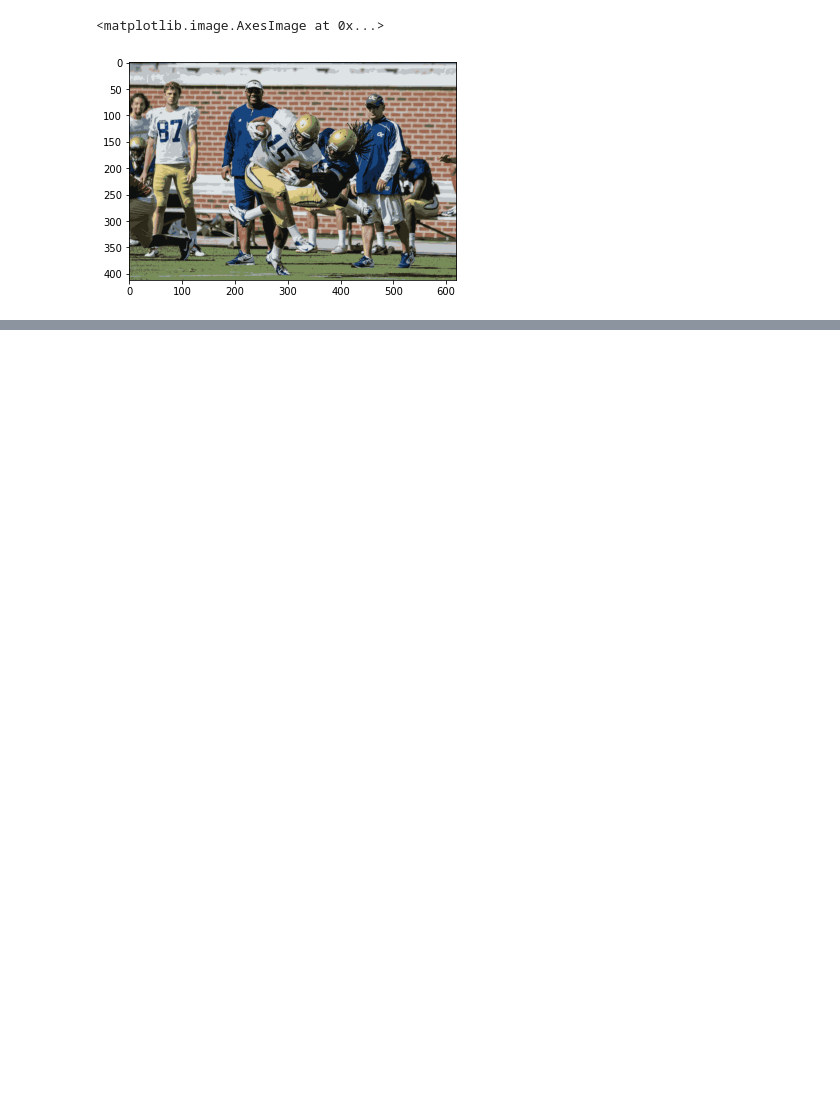
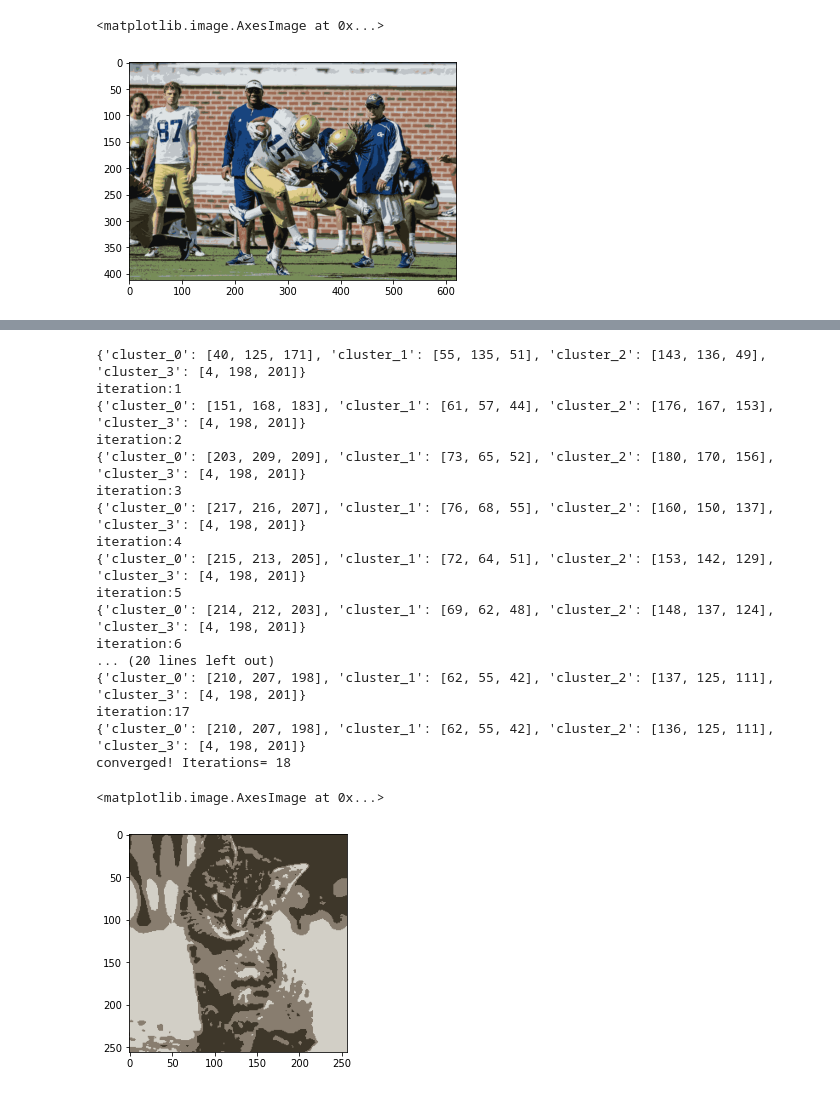
Before and after one commit to abilal19/Image-Compressions-Using-Kmeans, a Jupyter notebook: HW1Q2.ipynb, the cells around one changed output, grey strips where cells are left out. Cells and saved outputs as stored; diff of their text form; code cells hidden in the pictures; blank space fills up the shorter version.

```diff
--- a/HW1Q2.ipynb
+++ b/HW1Q2.ipynb
@@ -338,0 +392,25 @@ converged! Iterations= 49
+# %%
+model_3 = kmeans(data,4)
+model_3.shape
+img_3 = model_3.reshape(data_3.shape)
+plt.imshow(img_3)
+# %% [output]
+{'cluster_0': [40, 125, 171], 'cluster_1': [55, 135, 51], 'cluster_2': [143, 136, 49], 'cluster_3': [4, 198, 201]}
+iteration:1
+{'cluster_0': [151, 168, 183], 'cluster_1': [61, 57, 44], 'cluster_2': [176, 167, 153], 'cluster_3': [4, 198, 201]}
+iteration:2
+{'cluster_0': [203, 209, 209], 'cluster_1': [73, 65, 52], 'cluster_2': [180, 170, 156], 'cluster_3': [4, 198, 201]}
+iteration:3
+{'cluster_0': [217, 216, 207], 'cluster_1': [76, 68, 55], 'cluster_2': [160, 150, 137], 'cluster_3': [4, 198, 201]}
+iteration:4
+{'cluster_0': [215, 213, 205], 'cluster_1': [72, 64, 51], 'cluster_2': [153, 142, 129], 'cluster_3': [4, 198, 201]}
+iteration:5
+{'cluster_0': [214, 212, 203], 'cluster_1': [69, 62, 48], 'cluster_2': [148, 137, 124], 'cluster_3': [4, 198, 201]}
+iteration:6
+... (20 lines left out)
+{'cluster_0': [210, 207, 198], 'cluster_1': [62, 55, 42], 'cluster_2': [137, 125, 111], 'cluster_3': [4, 198, 201]}
+iteration:17
+{'cluster_0': [210, 207, 198], 'cluster_1': [62, 55, 42], 'cluster_2': [136, 125, 111], 'cluster_3': [4, 198, 201]}
+converged! Iterations= 18
+<matplotlib.image.AxesImage at 0x...>
+[figure, added]
```
Also changed, not shown: parts of 25 cells of this notebook.
